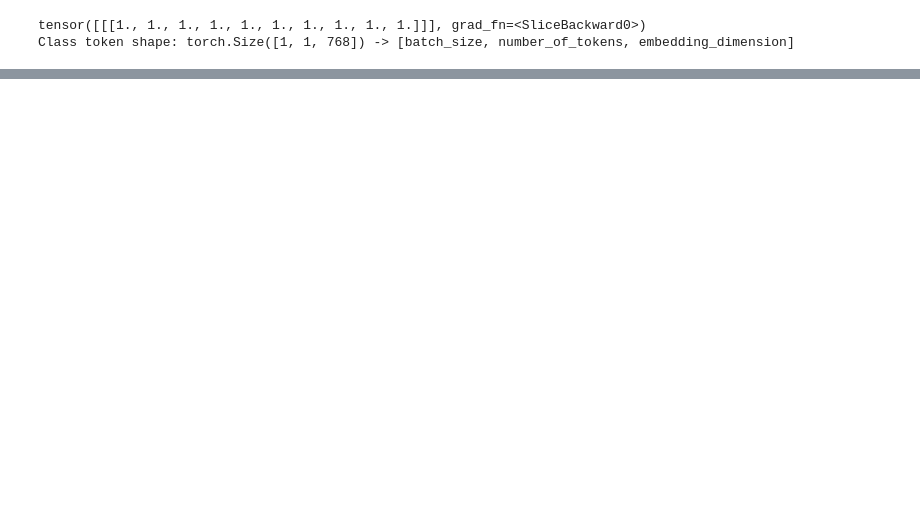
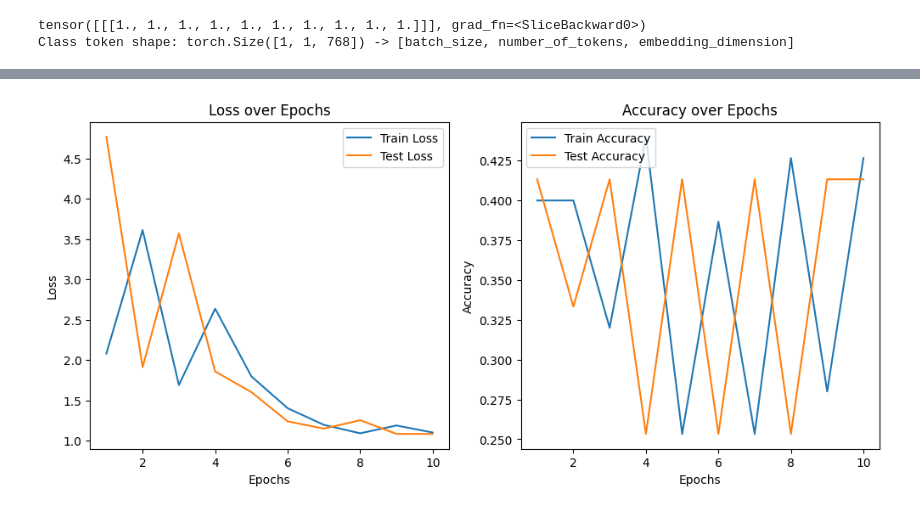
Before and after one commit to anesmeftah/deep-learning-roadmap, a Jupyter notebook: Paper Implementation/ViT/ViT.ipynb, the cells around one changed output, grey strips where cells are left out. Drawn from its saved outputs; the diff is of its cells as text; code cells hidden in the pictures; blank space fills up the shorter version.

```diff
--- a/Paper Implementation/ViT/ViT.ipynb
+++ b/Paper Implementation/ViT/ViT.ipynb
@@ -328,0 +593,9 @@ Class token shape: torch.Size([1, 1, 768]) -> [batch_size, number_of_tokens, emb
+# %%
+# Create a random tensor with same shape as a single image
+random_image_tensor = torch.randn(1, 3, 224, 224) # (batch_size, color_channels, height, width)
+
+# Create an instance of ViT with the number of classes we're working with (pizza, steak, sushi)
+vit = ViT(num_classes=len(trainset.classes[label]))
+
+# Pass the random image tensor to our ViT instance
+vit(random_image_tensor)
@@ -328,0 +610,7 @@ Class token shape: torch.Size([1, 1, 768]) -> [batch_size, number_of_tokens, emb
+# %%
+optimizer = torch.optim.Adam(params = vit.parameters(),
+                             lr = 0.003,
+                             betas= (0.9 , 0.999),
+                             weight_decay = 0.3)
+
+loss_fn = torch.nn.CrossEntropyLoss()
@@ -328,0 +683,7 @@ Class token shape: torch.Size([1, 1, 768]) -> [batch_size, number_of_tokens, emb
+# %%
+results = train(vit ,
+                train_dataloader= trainloader,
+                test_dataloader= testloader,
+                optimizer= optimizer,
+                epochs = 10,
+                loss_fn = loss_fn)
@@ -328,0 +701,24 @@ Class token shape: torch.Size([1, 1, 768]) -> [batch_size, number_of_tokens, emb
+# %%
+epochs = range(1, len(results["train_loss"]) + 1)
+
+plt.figure(figsize=(12,5))
+
+plt.subplot(1,2,1)
+plt.plot(epochs, results["train_loss"], label="Train Loss")
+plt.plot(epochs, results["test_loss"], label="Test Loss")
+plt.xlabel("Epochs")
+plt.ylabel("Loss")
+plt.title("Loss over Epochs")
+plt.legend()
+
+plt.subplot(1,2,2)
+plt.plot(epochs, results["train_acc"], label="Train Accuracy")
+plt.plot(epochs, results["test_acc"], label="Test Accuracy")
+plt.xlabel("Epochs")
+plt.ylabel("Accuracy")
+plt.title("Accuracy over Epochs")
+plt.legend()
+
+plt.show()
+# %% [output]
+[figure, added]
```
Also changed, not shown: parts of 37 cells of this notebook.
